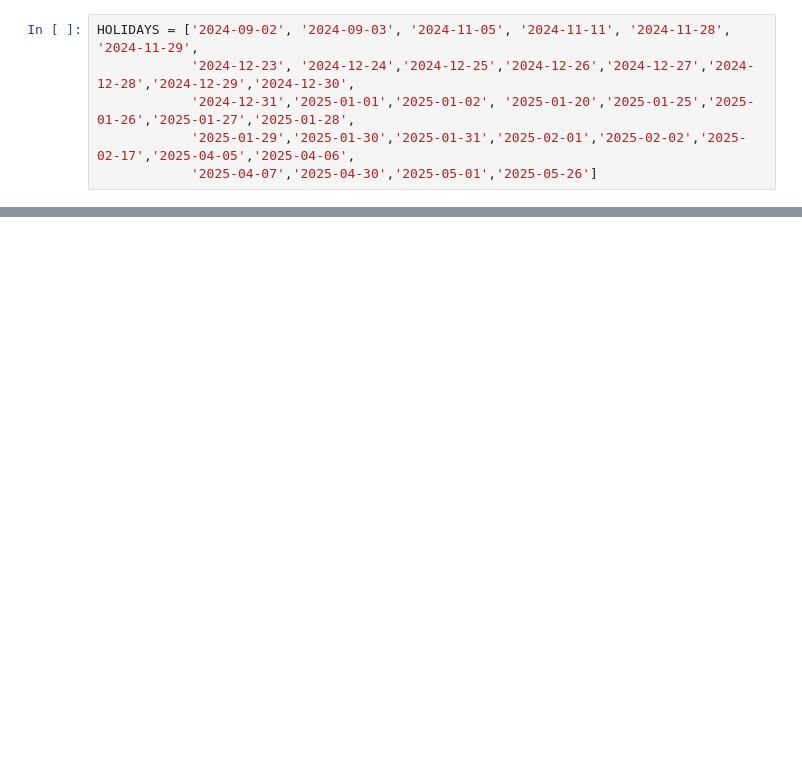
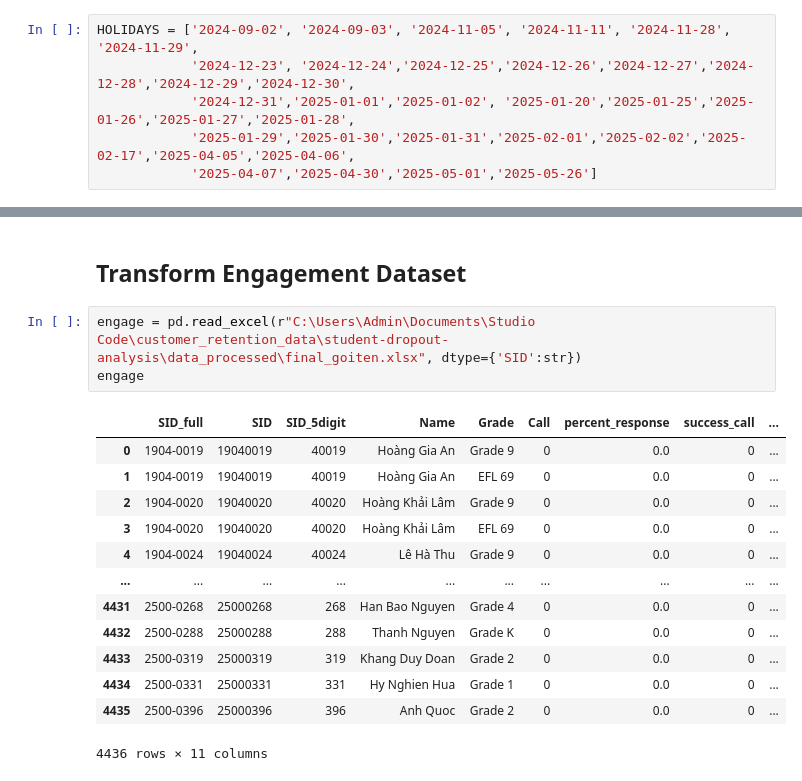
Before and after one commit to tthvan/student-dropout-analysis, a Jupyter notebook: notebooks/weekly_manipulation.ipynb, the cells around one changed output, grey strips where cells are left out. Cells and saved outputs as stored; diff of their text form; blank space fills up the shorter version.

```diff
--- a/notebooks/weekly_manipulation.ipynb
+++ b/notebooks/weekly_manipulation.ipynb
@@ -280,0 +235,19 @@ print(f"\nSaved weekly zoom features to: {OUTPUT_CSV}")
+# %% [markdown]
+## Transform Engagement Dataset
+# %%
+engage = pd.read_excel(r"C:\Users\Admin\Documents\Studio Code\customer_retention_data\student-dropout-analysis\data_processed\final_goiten.xlsx", dtype={'SID':str})
+engage
+# %% [output]
+|  | SID_full | SID | SID_5digit | Name | Grade | Call | percent_response | success_call | ... |
+| 0 | 1904-0019 | 19040019 | 40019 | Hoàng Gia An | Grade 9 | 0 | 0.0 | 0 | ... |
+| 1 | 1904-0019 | 19040019 | 40019 | Hoàng Gia An | EFL 69 | 0 | 0.0 | 0 | ... |
+| 2 | 1904-0020 | 19040020 | 40020 | Hoàng Khải Lâm | Grade 9 | 0 | 0.0 | 0 | ... |
+| 3 | 1904-0020 | 19040020 | 40020 | Hoàng Khải Lâm | EFL 69 | 0 | 0.0 | 0 | ... |
+| 4 | 1904-0024 | 19040024 | 40024 | Lê Hà Thu | Grade 9 | 0 | 0.0 | 0 | ... |
+| ... | ... | ... | ... | ... | ... | ... | ... | ... | ... |
+| 4431 | 2500-0268 | 25000268 | 268 | Han Bao Nguyen | Grade 4 | 0 | 0.0 | 0 | ... |
+| 4432 | 2500-0288 | 25000288 | 288 | Thanh Nguyen | Grade K | 0 | 0.0 | 0 | ... |
+| 4433 | 2500-0319 | 25000319 | 319 | Khang Duy Doan | Grade 2 | 0 | 0.0 | 0 | ... |
+| 4434 | 2500-0331 | 25000331 | 331 | Hy Nghien Hua | Grade 1 | 0 | 0.0 | 0 | ... |
+| 4435 | 2500-0396 | 25000396 | 396 | Anh Quoc | Grade 2 | 0 | 0.0 | 0 | ... |
+4436 rows × 11 columns
```
Also changed, not shown: parts of 12 cells of this notebook, 3 other files.
